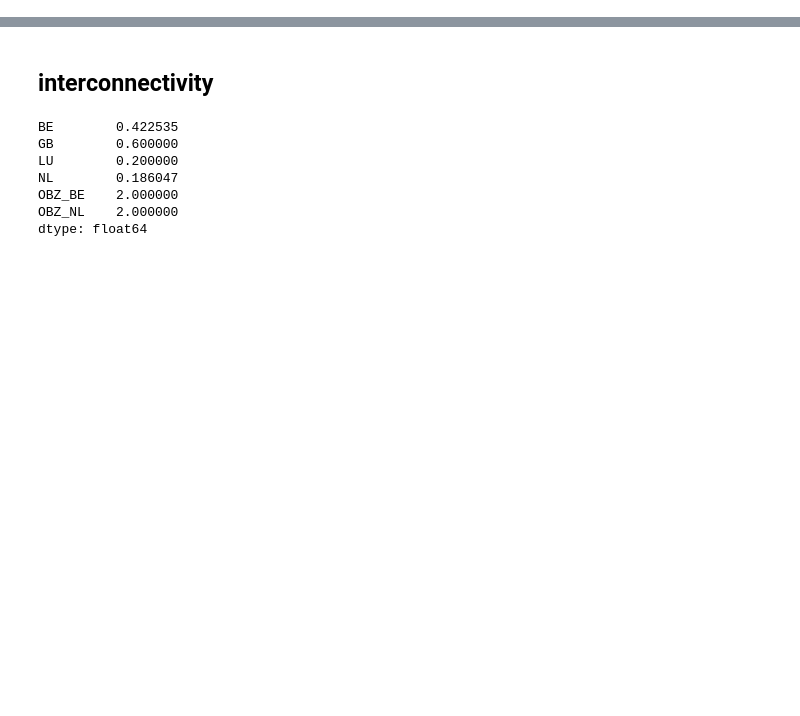
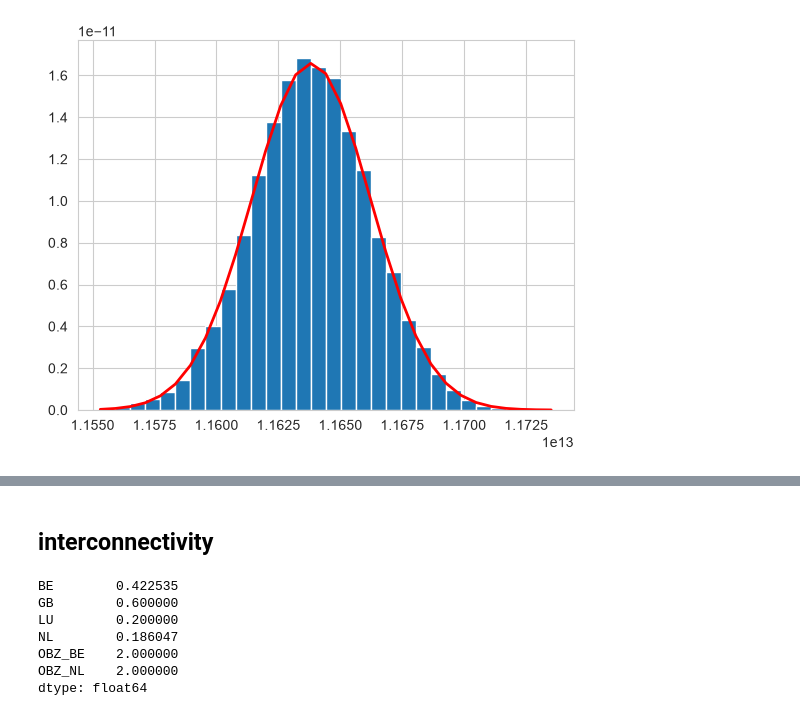
Before and after one commit to nathan-giovannini/pypsa-monte_carlo, a Jupyter notebook: post_proc_cba.ipynb, the cells around one changed output, grey strips where cells are left out. Cells and saved outputs as stored; diff of their text form; code cells hidden in the pictures; blank space fills up the shorter version.

```diff
--- a/post_proc_cba.ipynb
+++ b/post_proc_cba.ipynb
@@ -17,3 +191,14 @@ cf_0_pool = pd.read_csv('/Users/ng-work/Models/pypsa-monte_carlo/results/example
+# %%
+normal = np.random.normal(loc=total_list.mean(), scale=24065449872.3474, size=10000)
+# %%
+import matplotlib.pyplot as plt
+count, bins, ignored = plt.hist(normal, 30, density=True)
+plt.plot(bins, 1/(24065449872.3474 * np.sqrt(2 * np.pi)) *
+               np.exp( - (bins - total_list.mean())**2 / (2 * 24065449872.3474**2) ),
+         linewidth=2, color='r')
+plt.show()
+# %% [output]
+[figure, added]
 # %%
 # welfare_by_country extracts the description of the scenario from the file parameter and direction. then, gives as output the aggregated welfare by country
 def welfare_by_country(network_welfare, scenario):
```
Also changed, not shown: parts of 45 cells of this notebook.
